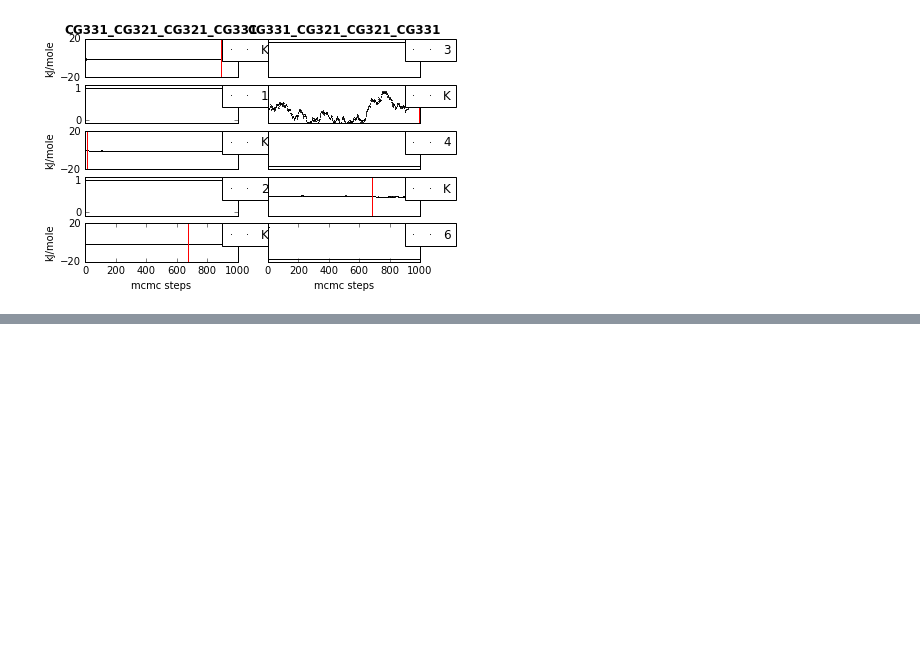
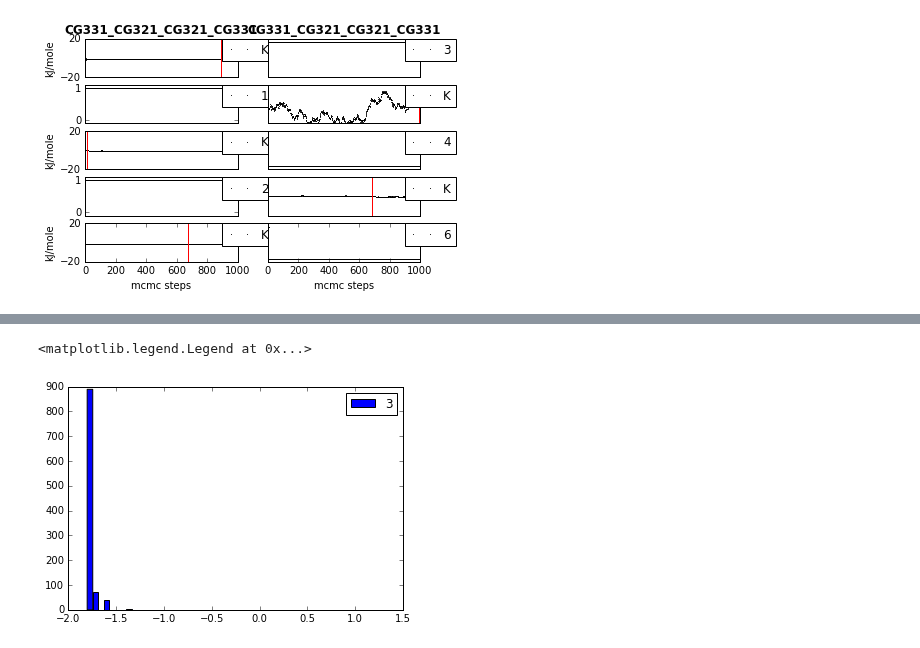
Before and after one commit to choderalab/torsionfit, a Jupyter notebook: examples/butane/diff_potential/Mult_on.ipynb, the cells around one changed output, grey strips where cells are left out. Cells and saved outputs as stored; diff of their text form; code cells hidden in the pictures; blank space fills up the shorter version.

```diff
--- a/examples/butane/diff_potential/Mult_on.ipynb
+++ b/examples/butane/diff_potential/Mult_on.ipynb
@@ -129,0 +140,6 @@ plots.marg_mult?
+# %%
+plt.hist(sampler.trace('CG331_CG321_CG321_CG331_3_K')[:], bins=50, label='3')
+plt.legend()
+# %% [output]
+<matplotlib.legend.Legend at 0x...>
+[figure, added]
```
Also changed, not shown: parts of 6 cells of this notebook.
